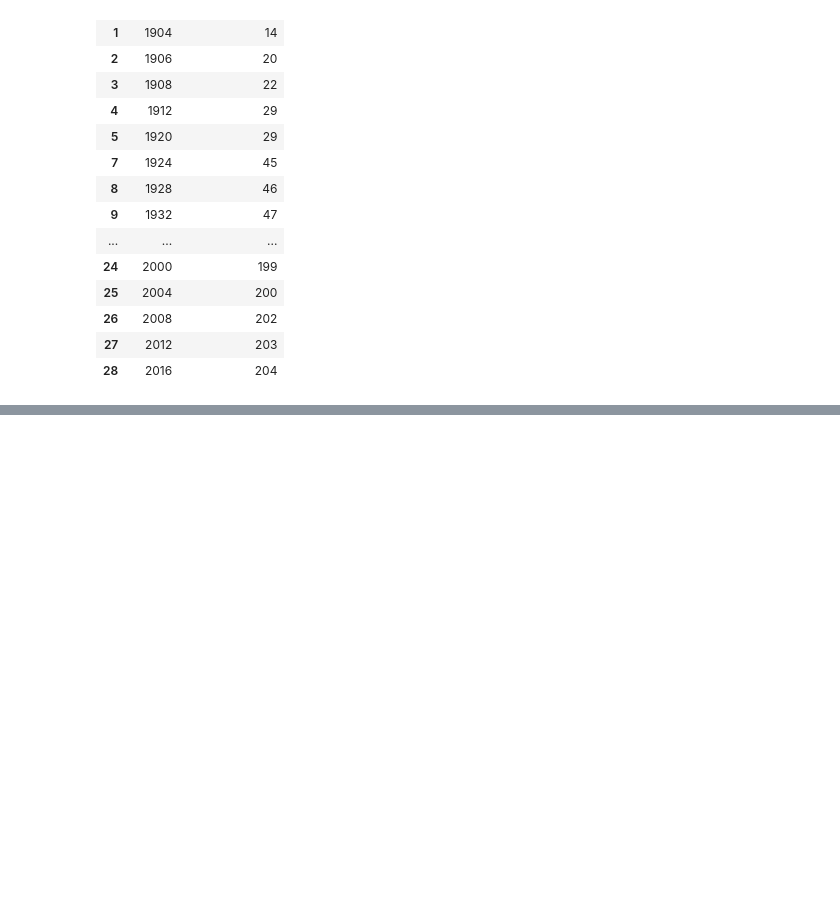
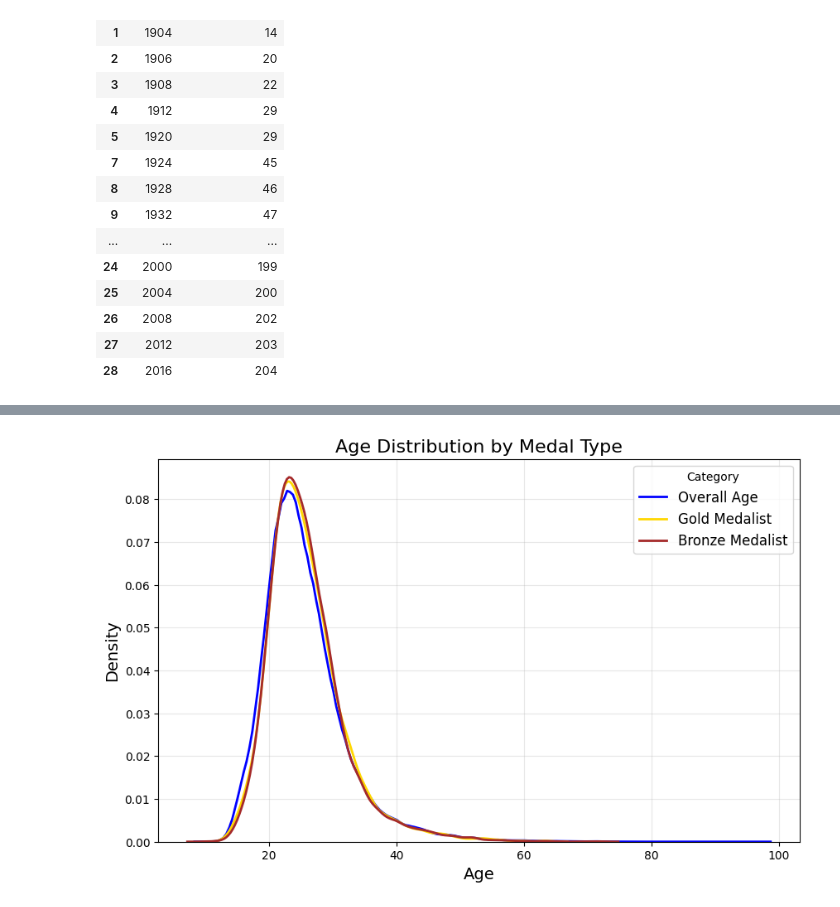
Before and after one commit to Razakhan143/Data-Science, a Jupyter notebook: Data Analysis/Analysis on olympic/Olympic_Analysis.ipynb, the cells around one changed output, grey strips where cells are left out. Cells and saved outputs as stored; diff of their text form; code cells hidden in the pictures; blank space fills up the shorter version.

```diff
--- a/Data Analysis/Analysis on olympic/Olympic_Analysis.ipynb
+++ b/Data Analysis/Analysis on olympic/Olympic_Analysis.ipynb
@@ -393,0 +574,7 @@ KeyError: 'Events'
+# %%
+athlete_df=df.dropna(subset=['Name','region'])
+# %%
+x1 = athlete_df['Age'].dropna()
+x2 = athlete_df[athlete_df['Medal']=='Gold']['Age'].dropna()
+x3 = athlete_df[athlete_df['Medal']=='Silve']['Age'].dropna()
+x4 = athlete_df[athlete_df['Medal']=='Bronze']['Age'].dropna()
@@ -393,0 +585,27 @@ KeyError: 'Events'
+# %%
+import numpy as np
+import seaborn as sns
+import matplotlib.pyplot as plt
+import streamlit as st
+
+
+# Create labels and colors
+data = [x1, x2, x3, x4]
+labels = ['Overall Age', 'Gold Medalist', 'Silver Medalist', 'Bronze Medalist']
+colors = ['blue', 'gold', 'silver', 'brown']
+
+# Plot the KDE distribution
+plt.figure(figsize=(10, 6))
+for i, x in enumerate(data):
+    sns.kdeplot(x, label=labels[i], color=colors[i], linewidth=2)
+
+plt.title('Age Distribution by Medal Type', fontsize=16)
+plt.xlabel('Age', fontsize=14)
+plt.ylabel('Density', fontsize=14)
+plt.legend(title="Category", fontsize=12)
+plt.grid(alpha=0.3)
+
+# Streamlit support
+st.pyplot_chart(plt)
+# %% [output]
+[figure, added]
```
Also changed, not shown: parts of 21 cells of this notebook, 2 other files.
